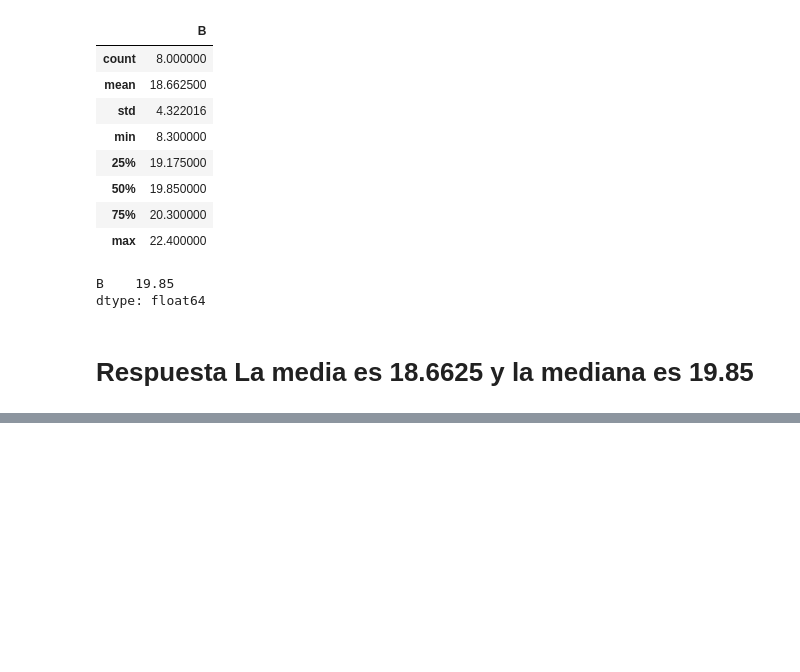
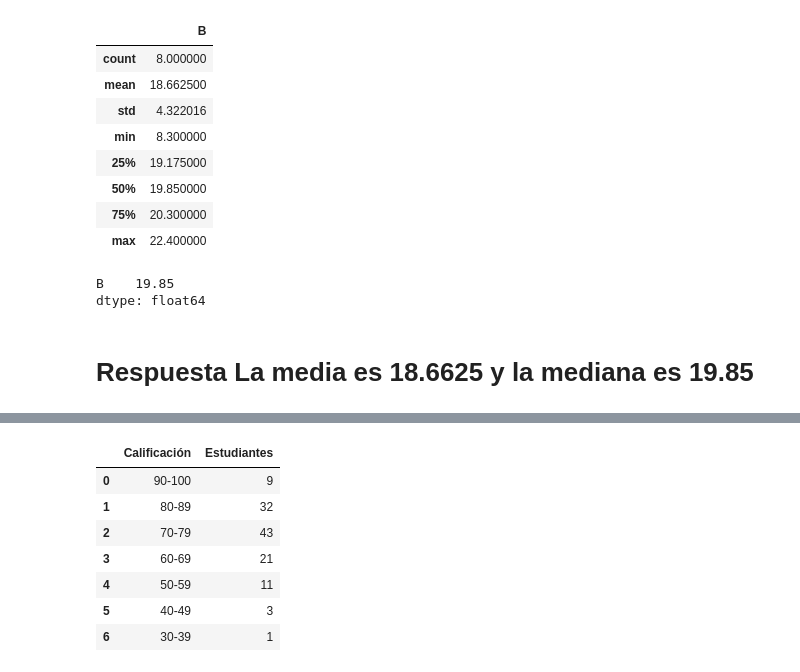
Before and after one commit to papagala/DataScienceMastersDegree, a Jupyter notebook: statistics/notebooks/1-3.ipynb, the cells around one changed output, grey strips where cells are left out. Drawn from its saved outputs; the diff is of its cells as text; code cells hidden in the pictures; blank space fills up the shorter version.

```diff
--- a/statistics/notebooks/1-3.ipynb
+++ b/statistics/notebooks/1-3.ipynb
@@ -314,0 +517,13 @@ dtype: float64
+# %%
+df=pd.read_csv("3107.csv")
+df.rename(columns={"Unnamed: 0": "Calificación", "0":"Estudiantes"},inplace=True)
+df
+# %% [output]
+|  | Calificación | Estudiantes |
+| 0 | 90-100 | 9 |
+| 1 | 80-89 | 32 |
+| 2 | 70-79 | 43 |
+| 3 | 60-69 | 21 |
+| 4 | 50-59 | 11 |
+| 5 | 40-49 | 3 |
+| 6 | 30-39 | 1 |
```
Also changed, not shown: parts of 43 cells of this notebook, 5 other files.
